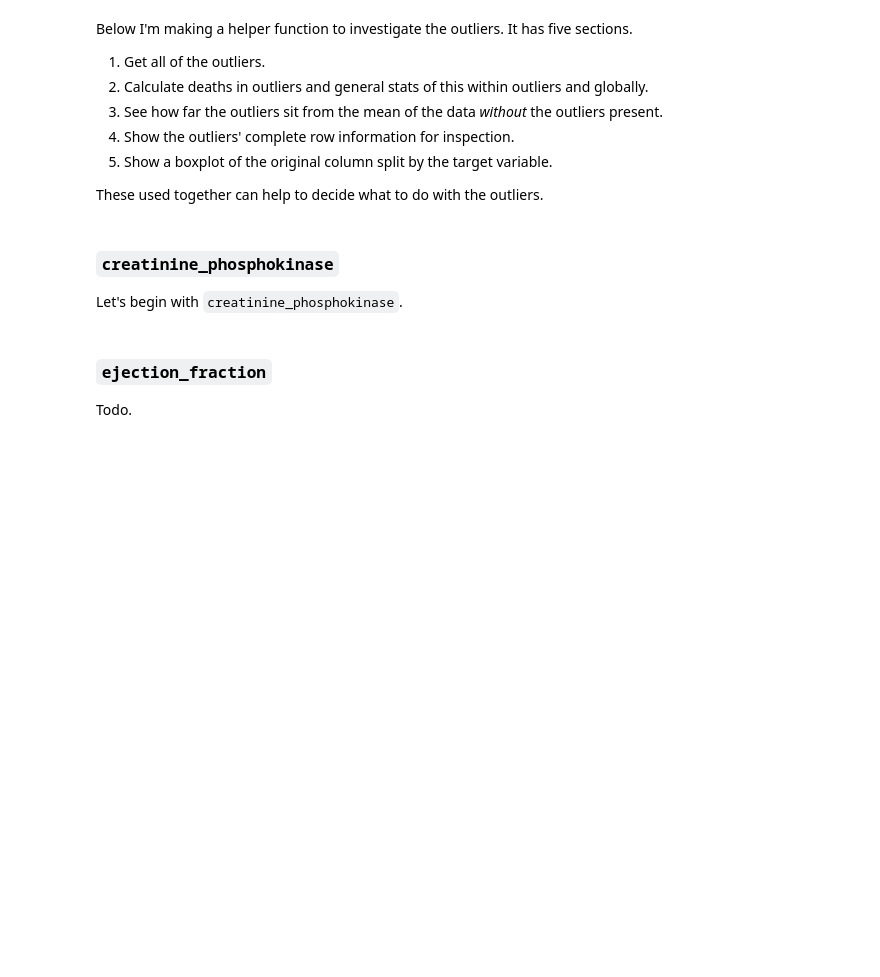
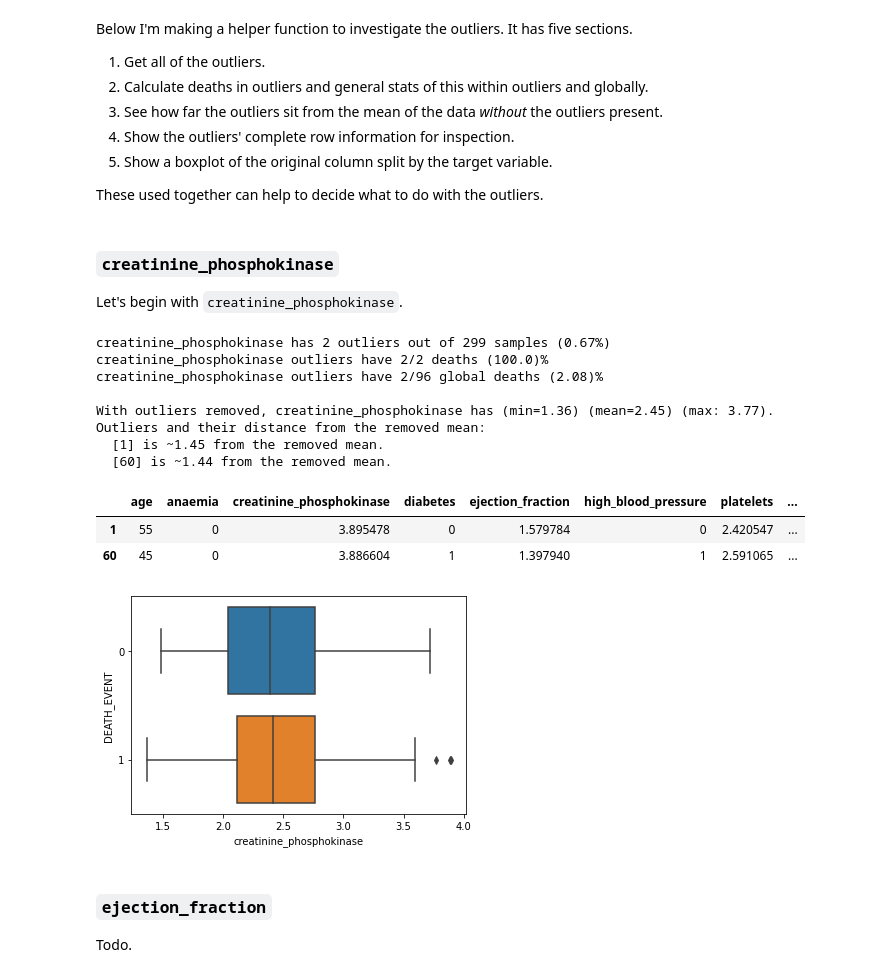
Before and after one commit to KasumiL5x/bu-postdoc-test, a Jupyter notebook: eda-and-cleaning.ipynb, the cells around one changed output. Cells and saved outputs as stored; diff of their text form; code cells hidden in the pictures; blank space fills up the shorter version.

```diff
--- a/eda-and-cleaning.ipynb
+++ b/eda-and-cleaning.ipynb
@@ -246,20 +246,21 @@ These used together can help to decide what to do with the outliers.
 # Helper function for investigating the outliers.
 def investigate_outliers(df, col):
     all_data_len = len(all_data)
+    all_data_deaths = len(all_data[all_data['DEATH_EVENT'] == 1])
 
     # 1. Get all outliers for the column.
     outliers = outliers_for_column(all_data, col)
     num_outs = len(outliers)
-    death_pct = round((num_outs / all_data_len)*100, 2)
-    print(f'{col} has {num_outs}/{all_data_len} outliers ({death_pct}%)')
+    total_pct = round((num_outs / all_data_len)*100, 2)
+    print(f'{col} has {num_outs} outliers out of {all_data_len} samples ({total_pct}%)')
 
     # 2. How many deaths were a result of the outliers and what percentage is this of the column?
     outlier_deaths = outliers[outliers['DEATH_EVENT'] == 1]
     num_out_deaths = len(outlier_deaths)
     out_death_pct = round((num_out_deaths / num_outs)*100, 2)
-    out_death_pct_global = round((num_out_deaths / all_data_len)*100, 2)
+    out_death_pct_global = round((num_out_deaths / all_data_deaths)*100, 2)
     print(f'{col} outliers have {num_out_deaths}/{num_outs} deaths ({out_death_pct})%')
-    print(f'{col} outliers have {num_out_deaths}/{all_data_len} global deaths ({out_death_pct_global})%')
+    print(f'{col} outliers have {num_out_deaths}/{all_data_deaths} global deaths ({out_death_pct_global})%')
 
     # 3. How far from the min/max/mean are the outliers?
     df_outs_removed = all_data.drop(outliers.index)[col]
@@ -283,7 +284,20 @@ def investigate_outliers(df, col):
 ### `creatinine_phosphokinase`
 Let's begin with `creatinine_phosphokinase`.
 # %%
-#investigate_outliers(all_data, 'creatinine_phosphokinase')
+investigate_outliers(all_data, 'creatinine_phosphokinase')
+# %% [output]
+creatinine_phosphokinase has 2 outliers out of 299 samples (0.67%)
+creatinine_phosphokinase outliers have 2/2 deaths (100.0)%
+creatinine_phosphokinase outliers have 2/96 global deaths (2.08)%
+
+With outliers removed, creatinine_phosphokinase has (min=1.36) (mean=2.45) (max: 3.77).
+Outliers and their distance from the removed mean:
+  [1] is ~1.45 from the removed mean.
+  [60] is ~1.44 from the removed mean.
+|  | age | anaemia | creatinine_phosphokinase | diabetes | ejection_fraction | high_blood_pressure | platelets | ... |
+| 1 | 55 | 0 | 3.895478 | 0 | 1.579784 | 0 | 2.420547 | ... |
+| 60 | 45 | 0 | 3.886604 | 1 | 1.397940 | 1 | 2.591065 | ... |
+[figure, added]
 # %% [markdown]
 ### `ejection_fraction`
 Todo.
```
Also changed, not shown: parts of 4 cells of this notebook.
